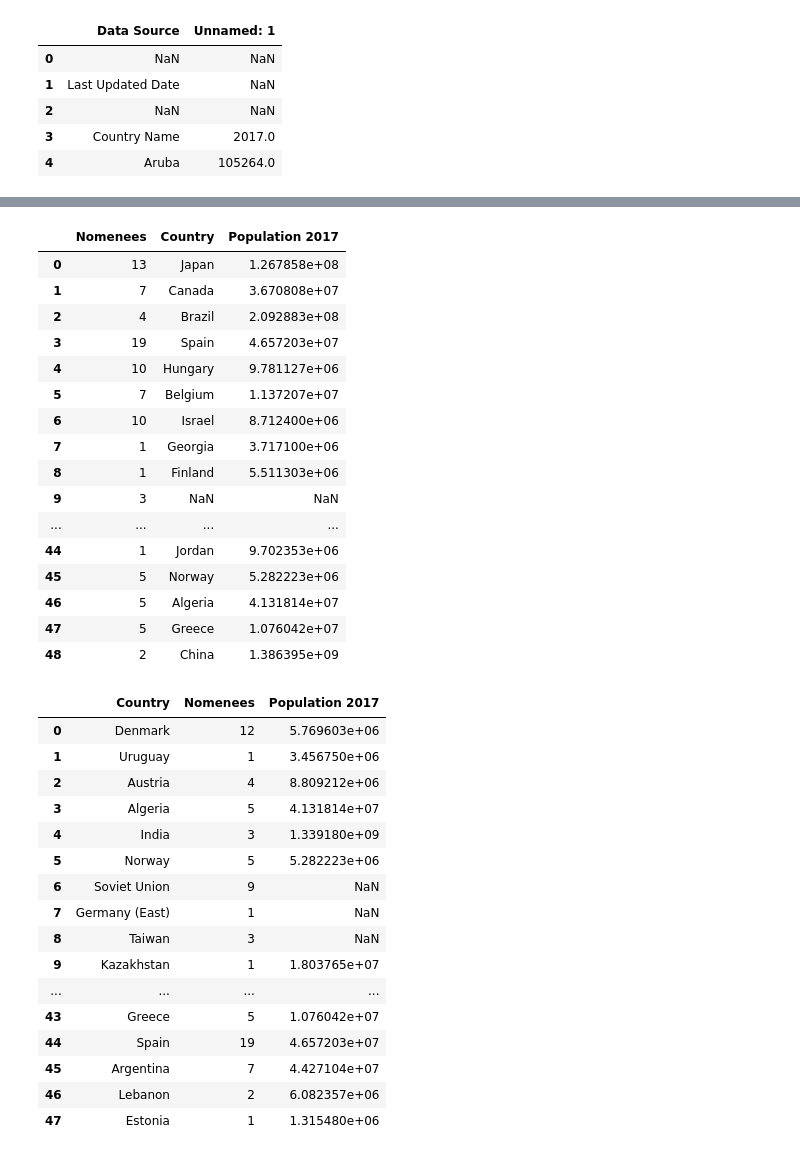
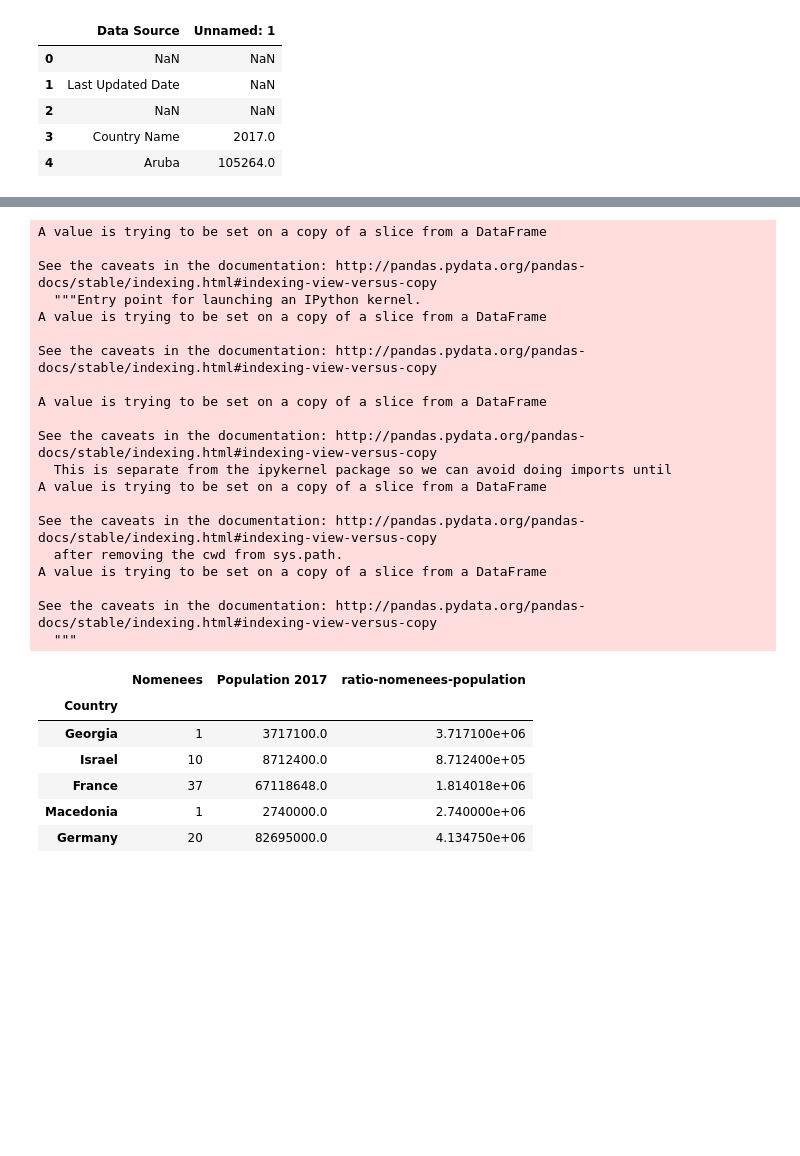
Before and after one commit to omerhakim/The-Movie-Data-Base, a Jupyter notebook: Scraping.ipynb, the cells around one changed output, grey strips where cells are left out. Cells and saved outputs as stored; diff of their text form; code cells hidden in the pictures; blank space fills up the shorter version.

```diff
--- a/Scraping.ipynb
+++ b/Scraping.ipynb
@@ -121,5 +137,5 @@ movies_df.head()
 # %%
+#renaming columns
 movies_df.rename(columns={'Unnamed: 1':'Population 2017'}, inplace=True)
-movies_df.rename(columns={'Data Source':'Country'}, inplace=True)
 movies_df.head()
 # %% [output]
@@ -132,3 +148,0 @@ movies_df.head()
-# %%
-movies_df.set_index("Country")
-movies_df.head()
@@ -141,0 +149,4 @@ movies_df.head()
+# %%
+#droping columns we do not need
+movies_df = movies_df.drop(columns=['Data Source'])
+movies_df.head()
@@ -142,47 +161,40 @@ movies_df.head()
 # %%
+#updating manualy countries who their population was missing in the merged table
 movies_df['Population 2017']['Iran']= 81160000
 movies_df['Population 2017']['Macedonia']=2740000
 movies_df['Population 2017']['Taiwan']=23580000
 movies_df['Population 2017']['Ivory Coast']=24290000
-movies_df
+movies_df['Population 2017']['Russia']=144500000
 # %% [output]
-|  | Nomenees | Country | Population 2017 |
-| 0 | 13 | Japan | 1.267858e+08 |
-| 1 | 7 | Canada | 3.670808e+07 |
-| 2 | 4 | Brazil | 2.092883e+08 |
-| 3 | 19 | Spain | 4.657203e+07 |
-| 4 | 10 | Hungary | 9.781127e+06 |
-| 5 | 7 | Belgium | 1.137207e+07 |
-| 6 | 10 | Israel | 8.712400e+06 |
-| 7 | 1 | Georgia | 3.717100e+06 |
-| 8 | 1 | Finland | 5.511303e+06 |
-| 9 | 3 | NaN | NaN |
-| ... | ... | ... | ... |
-| 44 | 1 | Jordan | 9.702353e+06 |
-| 45 | 5 | Norway | 5.282223e+06 |
-| 46 | 5 | Algeria | 4.131814e+07 |
-| 47 | 5 | Greece | 1.076042e+07 |
-| 48 | 2 | China | 1.386395e+09 |
+A value is trying to be set on a copy of a slice from a DataFrame
+
+See the caveats in the documentation: http://pandas.pydata.org/pandas-docs/stable/indexing.html#indexing-view-versus-copy
+  """Entry point for launching an IPython kernel.
+A value is trying to be set on a copy of a slice from a DataFrame
+
+See the caveats in the documentation: http://pandas.pydata.org/pandas-docs/stable/indexing.html#indexing-view-versus-copy
+
+A value is trying to be set on a copy of a slice from a DataFrame
+
+See the caveats in the documentation: http://pandas.pydata.org/pandas-docs/stable/indexing.html#indexing-view-versus-copy
+  This is separate from the ipykernel package so we can avoid doing imports until
+A value is trying to be set on a copy of a slice from a DataFrame
+
+See the caveats in the documentation: http://pandas.pydata.org/pandas-docs/stable/indexing.html#indexing-view-versus-copy
+  after removing the cwd from sys.path.
+A value is trying to be set on a copy of a slice from a DataFrame
+
+See the caveats in the documentation: http://pandas.pydata.org/pandas-docs/stable/indexing.html#indexing-view-versus-copy
+  """
 # %%
-
-
-#movies_df['ratio-nomenees-population']= movies_df["Population 2017"]/movies_df["Nomenees"]
-movies_df
+#adding additional column showing the ration between the country populations and the number of nominees
+movies_df['ratio-nomenees-population']= movies_df["Population 2017"]/movies_df["Nomenees"]
+movies_df.head()
 # %% [output]
-|  | Country | Nomenees | Population 2017 |
-| 0 | Denmark | 12 | 5.769603e+06 |
-| 1 | Uruguay | 1 | 3.456750e+06 |
-| 2 | Austria | 4 | 8.809212e+06 |
-| 3 | Algeria | 5 | 4.131814e+07 |
-| 4 | India | 3 | 1.339180e+09 |
-| 5 | Norway | 5 | 5.282223e+06 |
-| 6 | Soviet Union | 9 | NaN |
-| 7 | Germany (East) | 1 | NaN |
-| 8 | Taiwan | 3 | NaN |
-| 9 | Kazakhstan | 1 | 1.803765e+07 |
-| ... | ... | ... | ... |
-| 43 | Greece | 5 | 1.076042e+07 |
-| 44 | Spain | 19 | 4.657203e+07 |
-| 45 | Argentina | 7 | 4.427104e+07 |
-| 46 | Lebanon | 2 | 6.082357e+06 |
-| 47 | Estonia | 1 | 1.315480e+06 |
+|  | Nomenees | Population 2017 | ratio-nomenees-population |
+| Country |  |  |  |
+| Georgia | 1 | 3717100.0 | 3.717100e+06 |
+| Israel | 10 | 8712400.0 | 8.712400e+05 |
+| France | 37 | 67118648.0 | 1.814018e+06 |
+| Macedonia | 1 | 2740000.0 | 2.740000e+06 |
+| Germany | 20 | 82695000.0 | 4.134750e+06 |
```
Also changed, not shown: parts of 26 cells of this notebook, 3 other files.
